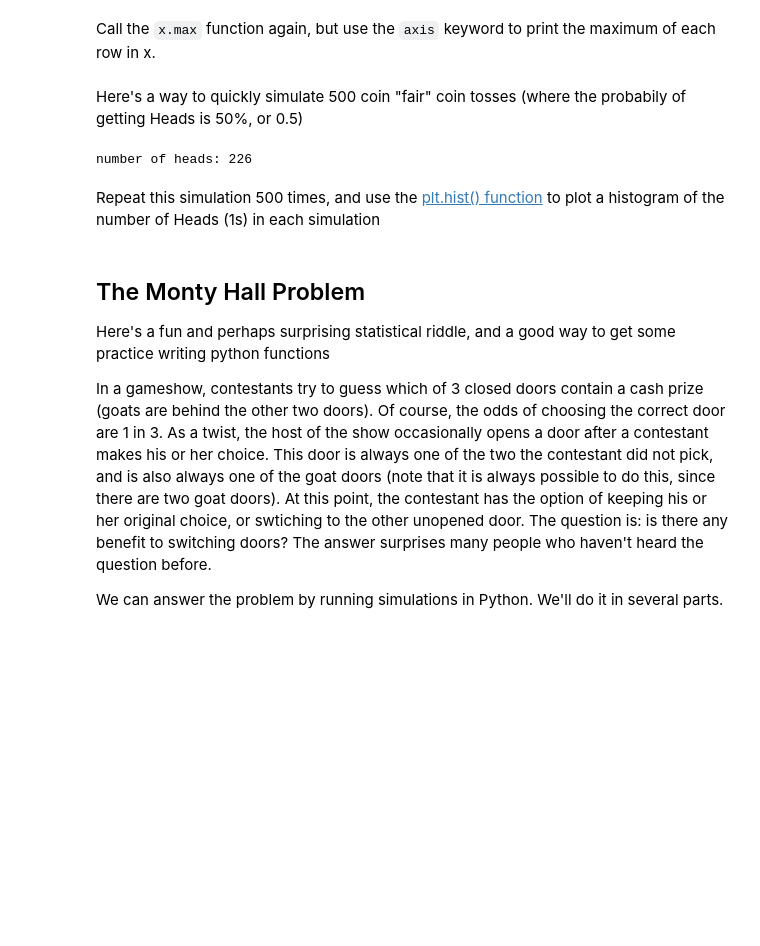
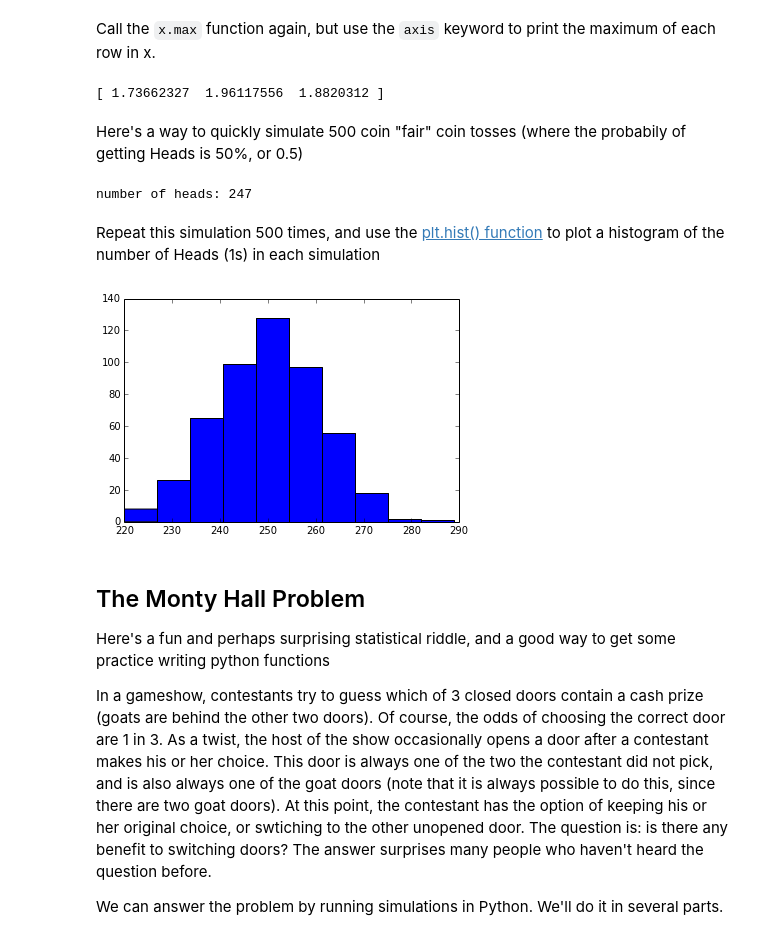
Before and after one commit to nhuber/harvardDS, a Jupyter notebook: hw0.ipynb, the cells around one changed output. Cells and saved outputs as stored; diff of their text form; code cells hidden in the pictures; blank space fills up the shorter version.

```diff
--- a/hw0.ipynb
+++ b/hw0.ipynb
@@ -198,17 +197,2 @@ Get every 2nd column of the first row
 # %% [markdown]
 Print the maximum, minimum, and mean of the array. This does **not** require writing a loop. In the code cell below, type `x.m<TAB>`, to find built-in operations for common array statistics like this
-# %%
-print np.max(x, axis=1)
-
-print
-
-x = np.random.binomial(500, 0.5)
-print "number of heads: ", x
-
-x_mean = []
-
-for i in xrange(500):
-    x_mean.append(np.random.binomial(500, 0.5))
-
-hist = plt.hist(x_mean)
-plt.show()
@@ -221,12 +208,15 @@ number of heads:  263
 Call the `x.max` function again, but use the `axis` keyword to print the maximum of each row in x.
 # %%
 #your code here
+print np.max(x, axis=1)
+# %% [output]
+[ 1.73662327  1.96117556  1.8820312 ]
 # %% [markdown]
 Here's a way to quickly simulate 500 coin "fair" coin tosses (where the probabily of getting Heads is 50%, or 0.5)
 # %%
-x = np.random.binomial(500, .5)
-print "number of heads:", x
+y = np.random.binomial(500, .5)
+print "number of heads:", y
 # %% [output]
-number of heads: 226
+number of heads: 247
 # %% [markdown]
 Repeat this simulation 500 times, and use the [plt.hist() function](http://matplotlib.org/api/pyplot_api.html#matplotlib.pyplot.hist) to plot a histogram of the number of Heads (1s) in each simulation
@@ -235,3 +223,14 @@ Repeat this simulation 500 times, and use the [plt.hist() function](http://matpl
+# %%
+#your code here
+y_mean = []
+
+for i in xrange(500):
+    y_mean.append(np.random.binomial(500, 0.5))
+
+hist = plt.hist(y_mean)
+plt.show()
+# %% [output]
+[figure, added]
 # %% [markdown]
 ## The Monty Hall Problem
 
```
Also changed, not shown: parts of 12 cells of this notebook.
